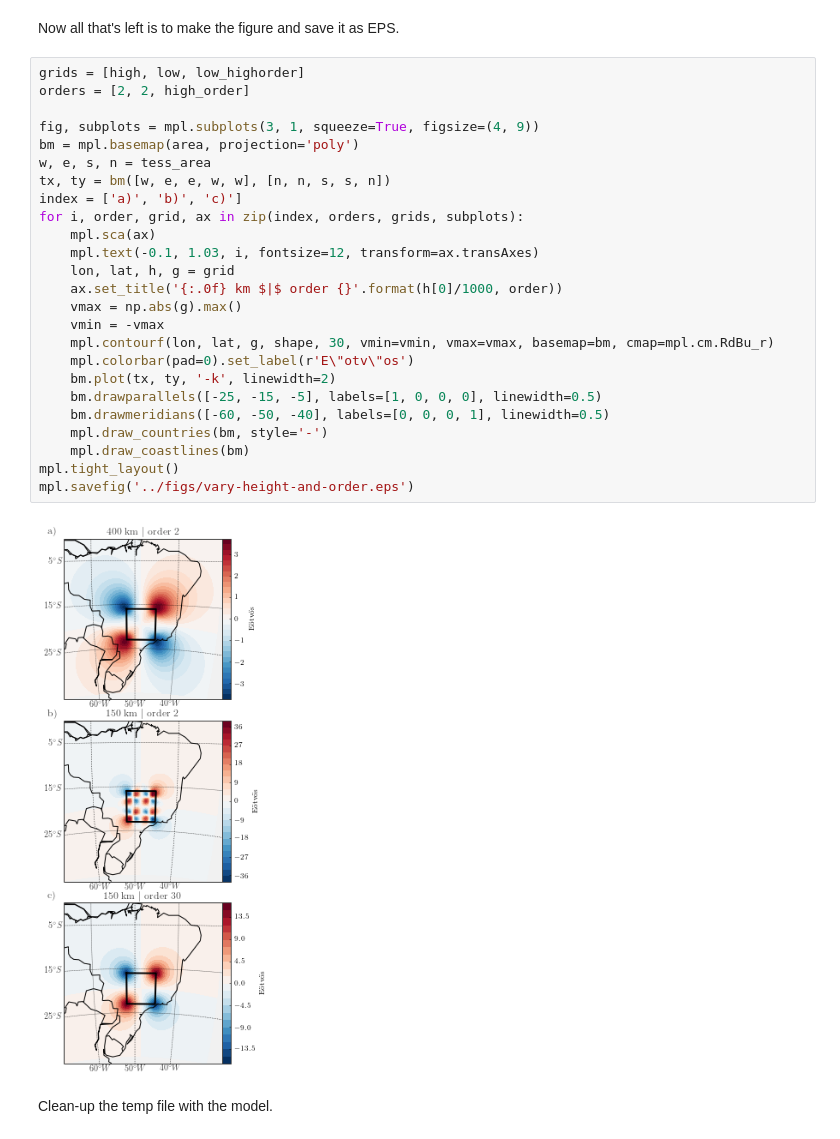
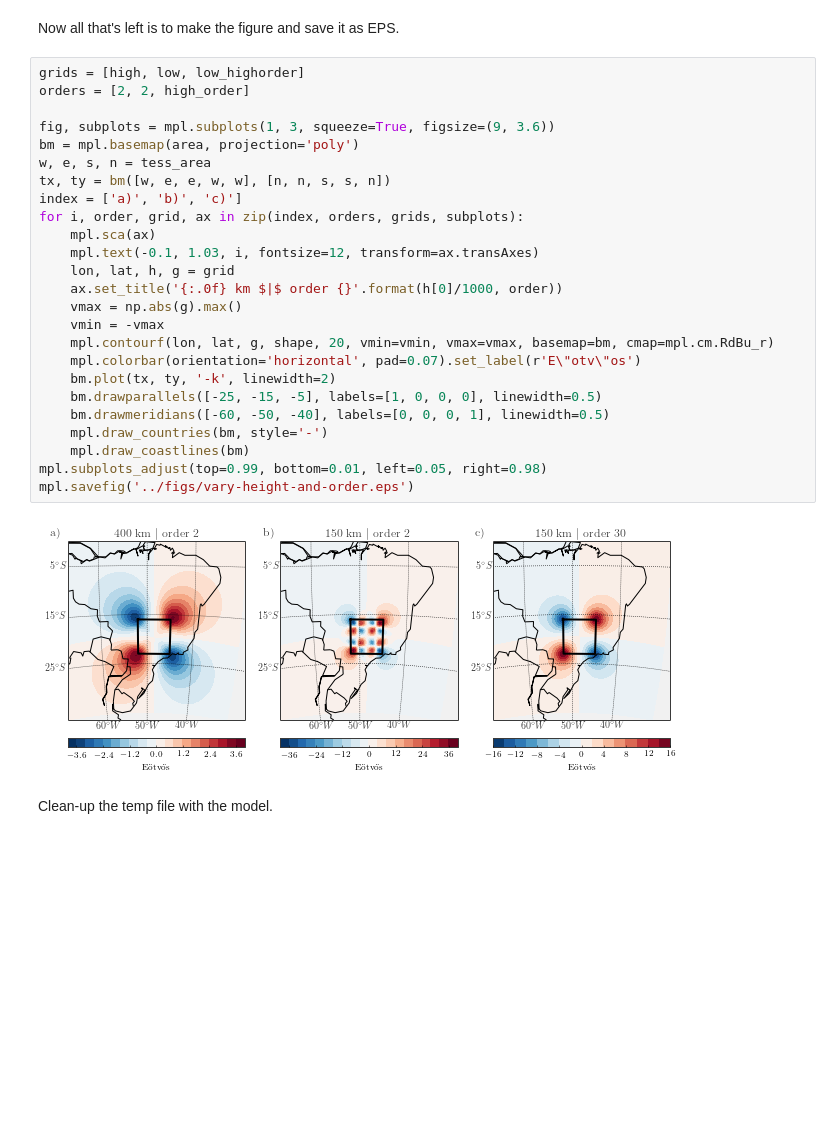
Before and after one commit to pinga-lab/paper-tesseroids, a Jupyter notebook: notebooks/methods_figures.ipynb, the cells around one changed output. Drawn from its saved outputs; the diff is of its cells as text; blank space fills up the shorter version.

Commit message:
Made glq fail fig horizontal

```diff
--- a/notebooks/methods_figures.ipynb
+++ b/notebooks/methods_figures.ipynb
@@ -79,30 +79,30 @@ Now all that's left is to make the figure and save it as EPS.
 # %%
 grids = [high, low, low_highorder]
 orders = [2, 2, high_order]
 
-fig, subplots = mpl.subplots(3, 1, squeeze=True, figsize=(4, 9))
+fig, subplots = mpl.subplots(1, 3, squeeze=True, figsize=(9, 3.6))
 bm = mpl.basemap(area, projection='poly')
 w, e, s, n = tess_area
 tx, ty = bm([w, e, e, w, w], [n, n, s, s, n])
 index = ['a)', 'b)', 'c)']
 for i, order, grid, ax in zip(index, orders, grids, subplots):
     mpl.sca(ax)
     mpl.text(-0.1, 1.03, i, fontsize=12, transform=ax.transAxes)
     lon, lat, h, g = grid
     ax.set_title('{:.0f} km $|$ order {}'.format(h[0]/1000, order))
     vmax = np.abs(g).max()
     vmin = -vmax
-    mpl.contourf(lon, lat, g, shape, 30, vmin=vmin, vmax=vmax, basemap=bm, cmap=mpl.cm.RdBu_r)
-    mpl.colorbar(pad=0).set_label(r'E\"otv\"os')
+    mpl.contourf(lon, lat, g, shape, 20, vmin=vmin, vmax=vmax, basemap=bm, cmap=mpl.cm.RdBu_r)
+    mpl.colorbar(orientation='horizontal', pad=0.07).set_label(r'E\"otv\"os')
     bm.plot(tx, ty, '-k', linewidth=2)
     bm.drawparallels([-25, -15, -5], labels=[1, 0, 0, 0], linewidth=0.5)
     bm.drawmeridians([-60, -50, -40], labels=[0, 0, 0, 1], linewidth=0.5)
     mpl.draw_countries(bm, style='-')
     mpl.draw_coastlines(bm)
-mpl.tight_layout()
+mpl.subplots_adjust(top=0.99, bottom=0.01, left=0.05, right=0.98)
 mpl.savefig('../figs/vary-height-and-order.eps')
 # %% [output]
-[figure, old version]
+[figure, new version]
 # %% [markdown]
 Clean-up the temp file with the model.
 # %%
```
Also changed, not shown: parts of 1 cell of this notebook, 2 other files.
